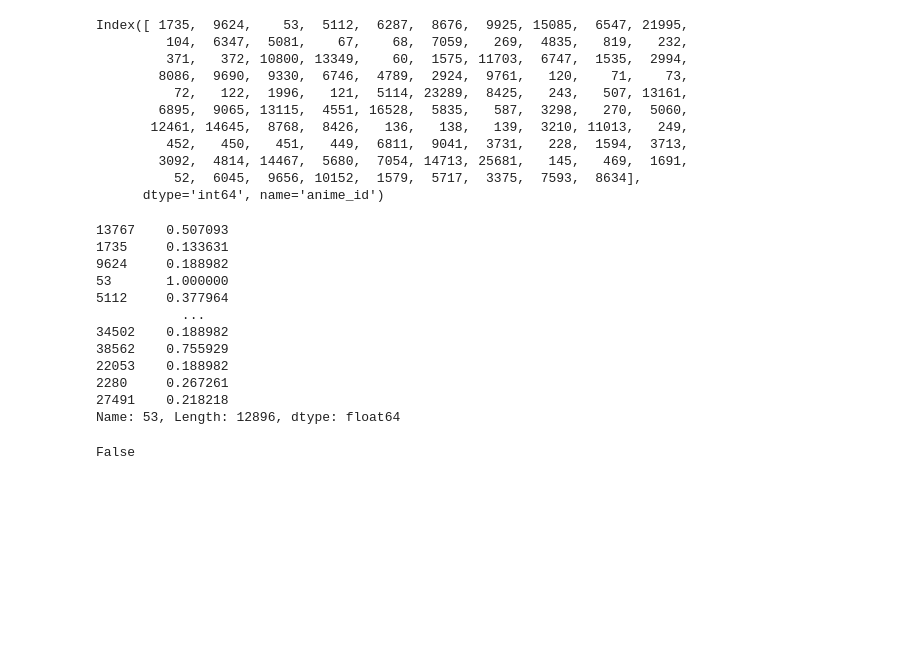
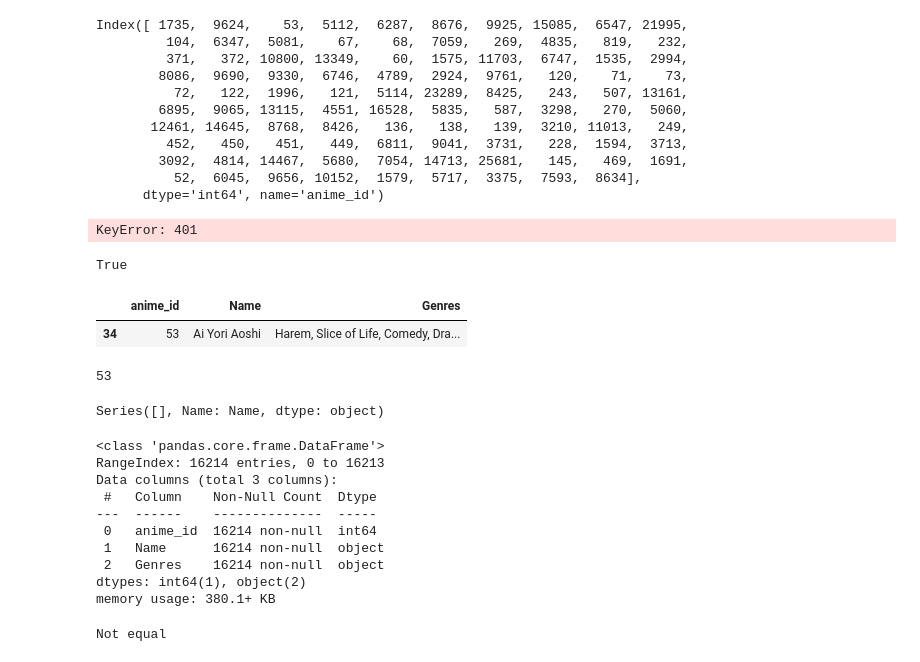
Before and after one commit to 0xhzx/recommendation_anime, a Jupyter notebook: notebook/test_notebook.ipynb, the cells around one changed output. Cells and saved outputs as stored; diff of their text form; code cells hidden in the pictures; blank space fills up the shorter version.

```diff
--- a/notebook/test_notebook.ipynb
+++ b/notebook/test_notebook.ipynb
@@ -112,21 +119,50 @@ Index([ 1735,  9624,    53,  5112,  6287,  8676,  9925, 15085,  6547, 21995,
           52,  6045,  9656, 10152,  1579,  5717,  3375,  7593,  8634],
       dtype='int64', name='anime_id')
 # %%
-df2.loc[53]
+df2.loc[401]
 # %% [output]
-13767    0.507093
-1735     0.133631
-9624     0.188982
-53       1.000000
-5112     0.377964
-           ...
-34502    0.188982
-38562    0.755929
-22053    0.188982
-2280     0.267261
-27491    0.218218
-Name: 53, Length: 12896, dtype: float64
+KeyError: 401
 # %%
-2 in anime_mapping.index
+44 in anime_mapping.index
 # %% [output]
-False
+True
+# %%
+anime_mapping = pd.read_csv('../data/anime_mapping.csv')
+# %%
+anime_mapping[anime_mapping['Name'] == 'Ai Yori Aoshi']
+# %% [output]
+|  | anime_id | Name | Genres |
+| 34 | 53 | Ai Yori Aoshi | Harem, Slice of Life, Comedy, Dra... |
+# %%
+anime_mapping[anime_mapping['Name'] == 'Ai Yori Aoshi']['anime_id'].values[0]
+# %% [output]
+53
+# %%
+anime_id = 1310
+anime_mapping[anime_mapping['anime_id']== anime_id]['Name']
+# %% [output]
+Series([], Name: Name, dtype: object)
+# %%
+anime_mapping.info()
+# %% [output]
+<class 'pandas.core.frame.DataFrame'>
+RangeIndex: 16214 entries, 0 to 16213
+Data columns (total 3 columns):
+ #   Column    Non-Null Count  Dtype
+---  ------    --------------  -----
+ 0   anime_id  16214 non-null  int64
+ 1   Name      16214 non-null  object
+ 2   Genres    16214 non-null  object
+dtypes: int64(1), object(2)
+memory usage: 380.1+ KB
+# %%
+num = 10
+str_num = "10"
+
+# 隐式转换后进行比较
+if num == str_num:
+    print("Equal")
+else:
+    print("Not equal")
+# %% [output]
+Not equal
```
Also changed, not shown: parts of 2 cells of this notebook, 5 other files.
